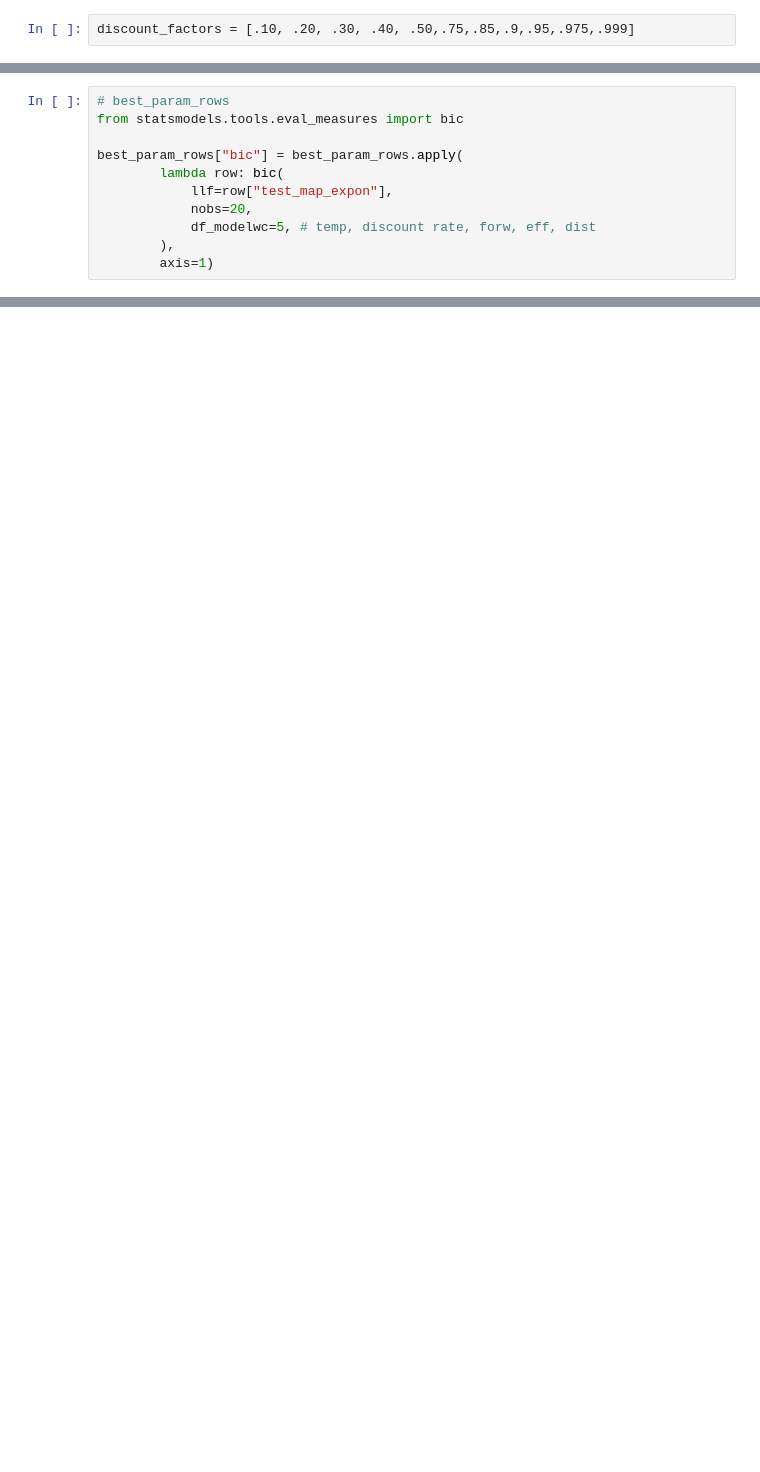
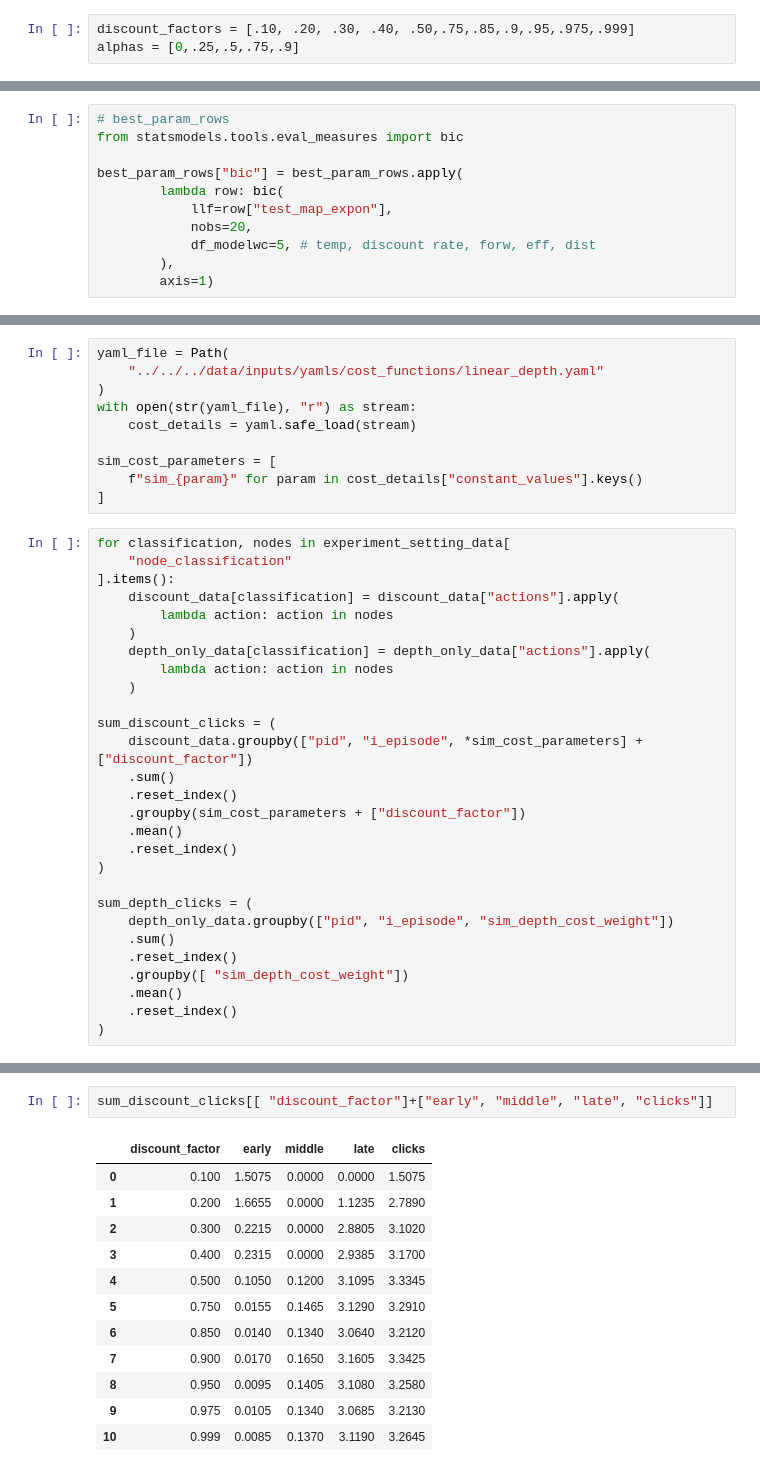
Before and after one commit to RationalityEnhancementGroup/planning-depth-differences, a Jupyter notebook: analysis/methods/static/Discount factor analysis.ipynb, the cells around one changed output, grey strips where cells are left out. Cells and saved outputs as stored; diff of their text form; blank space fills up the shorter version.

```diff
--- a/analysis/methods/static/Discount factor analysis.ipynb
+++ b/analysis/methods/static/Discount factor analysis.ipynb
@@ -12,6 +12,7 @@ import dill as pickle
 # Creating data, modifying code
 # %%
 discount_factors = [.10, .20, .30, .40, .50,.75,.85,.9,.95,.975,.999]
+alphas = [0,.25,.5,.75,.9]
 # %%
 for discount_factor in discount_factors:
     shutil.copyfile( Path(f"../../../data/inputs/exp_inputs/structure/312_2_4_24.json"), \
@@ -276,0 +473,38 @@ np.mean(best_param_rows["temp"]), np.std(best_param_rows["temp"])
+# %%
+yaml_file = Path(
+    "../../../data/inputs/yamls/cost_functions/linear_depth.yaml"
+)
+with open(str(yaml_file), "r") as stream:
+    cost_details = yaml.safe_load(stream)
+
+sim_cost_parameters = [
+    f"sim_{param}" for param in cost_details["constant_values"].keys()
+]
+# %%
+for classification, nodes in experiment_setting_data[
+    "node_classification"
+].items():
+    discount_data[classification] = discount_data["actions"].apply(
+        lambda action: action in nodes
+    )
+    depth_only_data[classification] = depth_only_data["actions"].apply(
+        lambda action: action in nodes
+    )
+
+sum_discount_clicks = (
+    discount_data.groupby(["pid", "i_episode", *sim_cost_parameters] + ["discount_factor"])
+    .sum()
+    .reset_index()
+    .groupby(sim_cost_parameters + ["discount_factor"])
+    .mean()
+    .reset_index()
+)
+
+sum_depth_clicks = (
+    depth_only_data.groupby(["pid", "i_episode", "sim_depth_cost_weight"])
+    .sum()
+    .reset_index()
+    .groupby([ "sim_depth_cost_weight"])
+    .mean()
+    .reset_index()
+)
@@ -276,0 +524,15 @@ np.mean(best_param_rows["temp"]), np.std(best_param_rows["temp"])
+# %%
+sum_discount_clicks[[ "discount_factor"]+["early", "middle", "late", "clicks"]]
+# %% [output]
+|  | discount_factor | early | middle | late | clicks |
+| 0 | 0.100 | 1.5075 | 0.0000 | 0.0000 | 1.5075 |
+| 1 | 0.200 | 1.6655 | 0.0000 | 1.1235 | 2.7890 |
+| 2 | 0.300 | 0.2215 | 0.0000 | 2.8805 | 3.1020 |
+| 3 | 0.400 | 0.2315 | 0.0000 | 2.9385 | 3.1700 |
+| 4 | 0.500 | 0.1050 | 0.1200 | 3.1095 | 3.3345 |
+| 5 | 0.750 | 0.0155 | 0.1465 | 3.1290 | 3.2910 |
+| 6 | 0.850 | 0.0140 | 0.1340 | 3.0640 | 3.2120 |
+| 7 | 0.900 | 0.0170 | 0.1650 | 3.1605 | 3.3425 |
+| 8 | 0.950 | 0.0095 | 0.1405 | 3.1080 | 3.2580 |
+| 9 | 0.975 | 0.0105 | 0.1340 | 3.0685 | 3.2130 |
+| 10 | 0.999 | 0.0085 | 0.1370 | 3.1190 | 3.2645 |
```
Also changed, not shown: parts of 29 cells of this notebook, 1 other file.
